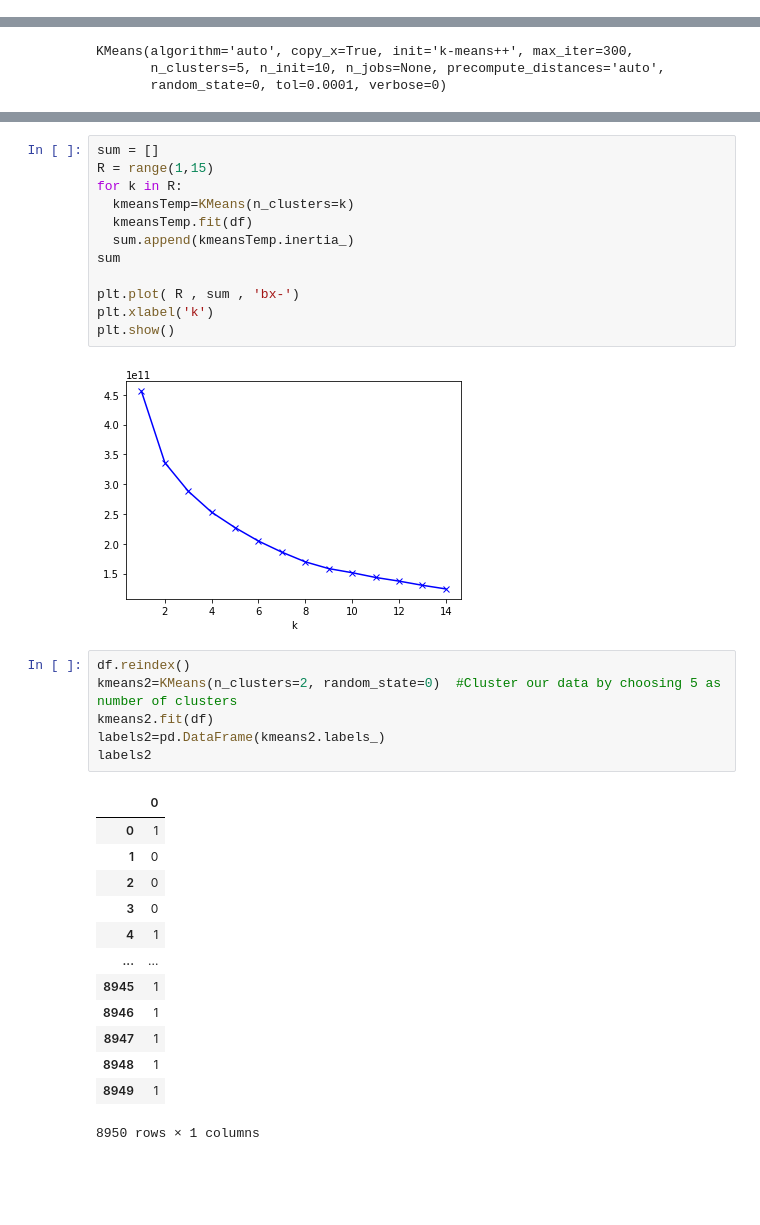
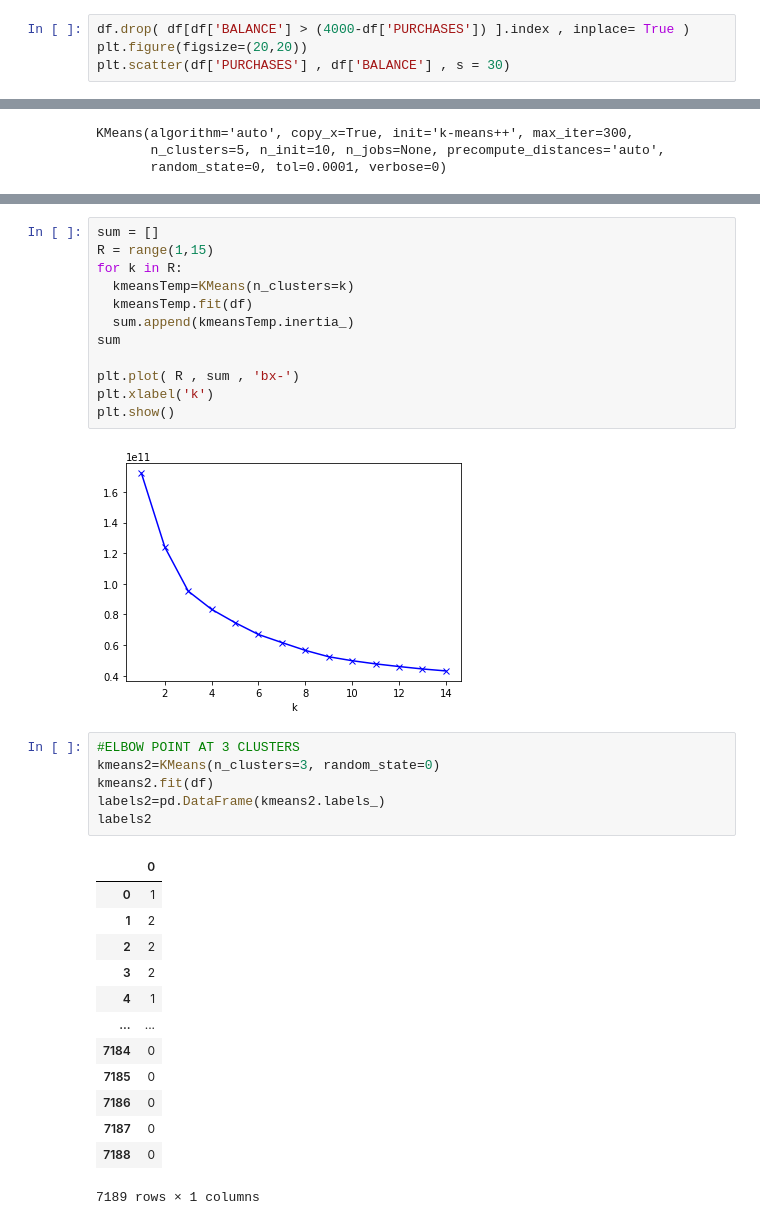
Before and after one commit to mohamedamr13/Machine-Learning-, a Jupyter notebook: Clustering.ipynb, the cells around one changed output, grey strips where cells are left out. Cells and saved outputs as stored; diff of their text form; blank space fills up the shorter version.

```diff
--- a/Clustering.ipynb
+++ b/Clustering.ipynb
@@ -77,3 +92,7 @@ Data columns (total 18 columns):
  17  TENURE                            8950 non-null   int64
 dtypes: float64(15), int64(3)
 memory usage: 1.2 MB
+# %%
+df.drop( df[df['BALANCE'] > (4000-df['PURCHASES']) ].index , inplace= True )
+plt.figure(figsize=(20,20))
+plt.scatter(df['PURCHASES'] , df['BALANCE'] , s = 30)
@@ -146,24 +167,24 @@ plt.plot( R , sum , 'bx-')
 plt.xlabel('k')
 plt.show()
 # %% [output]
-[figure, old version]
+[figure, new version]
 # %%
-df.reindex()
-kmeans2=KMeans(n_clusters=2, random_state=0)  #Cluster our data by choosing 5 as number of clusters
+#ELBOW POINT AT 3 CLUSTERS
+kmeans2=KMeans(n_clusters=3, random_state=0)
 kmeans2.fit(df)
 labels2=pd.DataFrame(kmeans2.labels_)
 labels2
 # %% [output]
 |  | 0 |
 | 0 | 1 |
-| 1 | 0 |
-| 2 | 0 |
-| 3 | 0 |
+| 1 | 2 |
+| 2 | 2 |
+| 3 | 2 |
 | 4 | 1 |
 | ... | ... |
-| 8945 | 1 |
-| 8946 | 1 |
-| 8947 | 1 |
-| 8948 | 1 |
-| 8949 | 1 |
+| 7184 | 0 |
+| 7185 | 0 |
+| 7186 | 0 |
+| 7187 | 0 |
+| 7188 | 0 |
-8950 rows × 1 columns
+7189 rows × 1 columns
```
Also changed, not shown: parts of 12 cells of this notebook.
